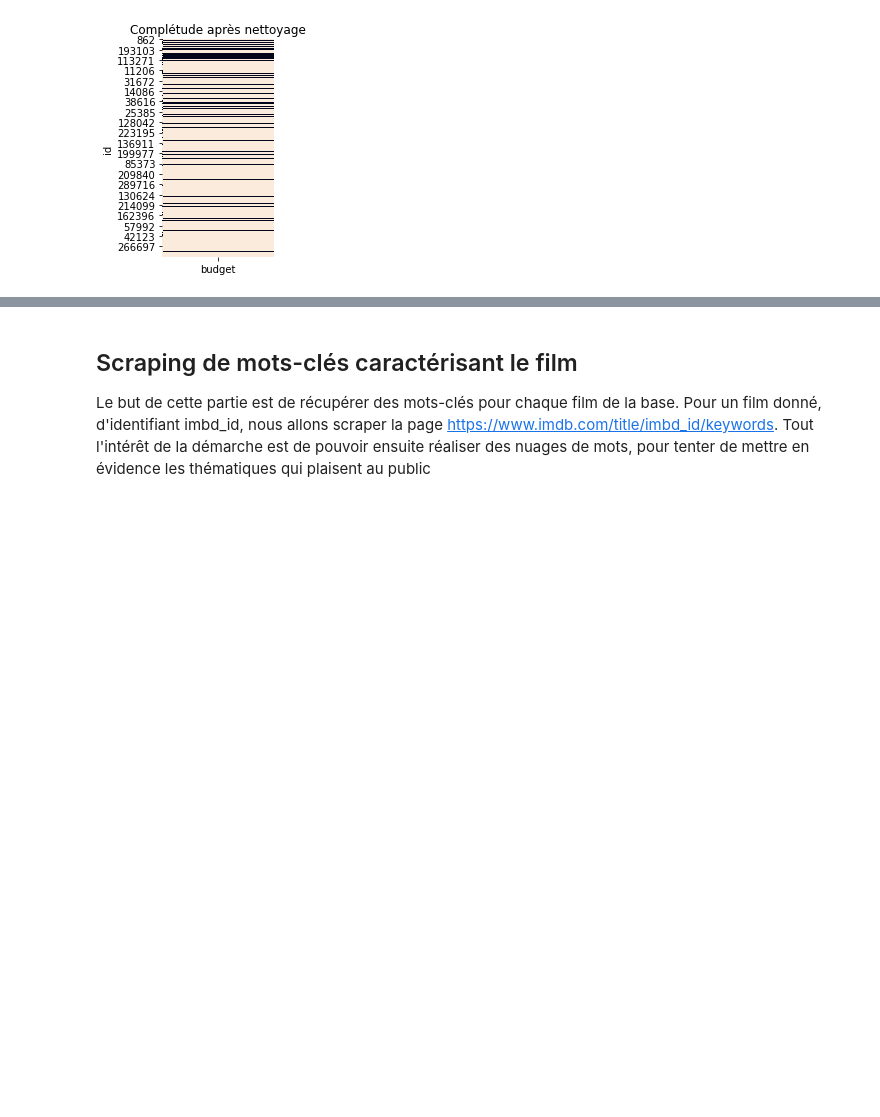
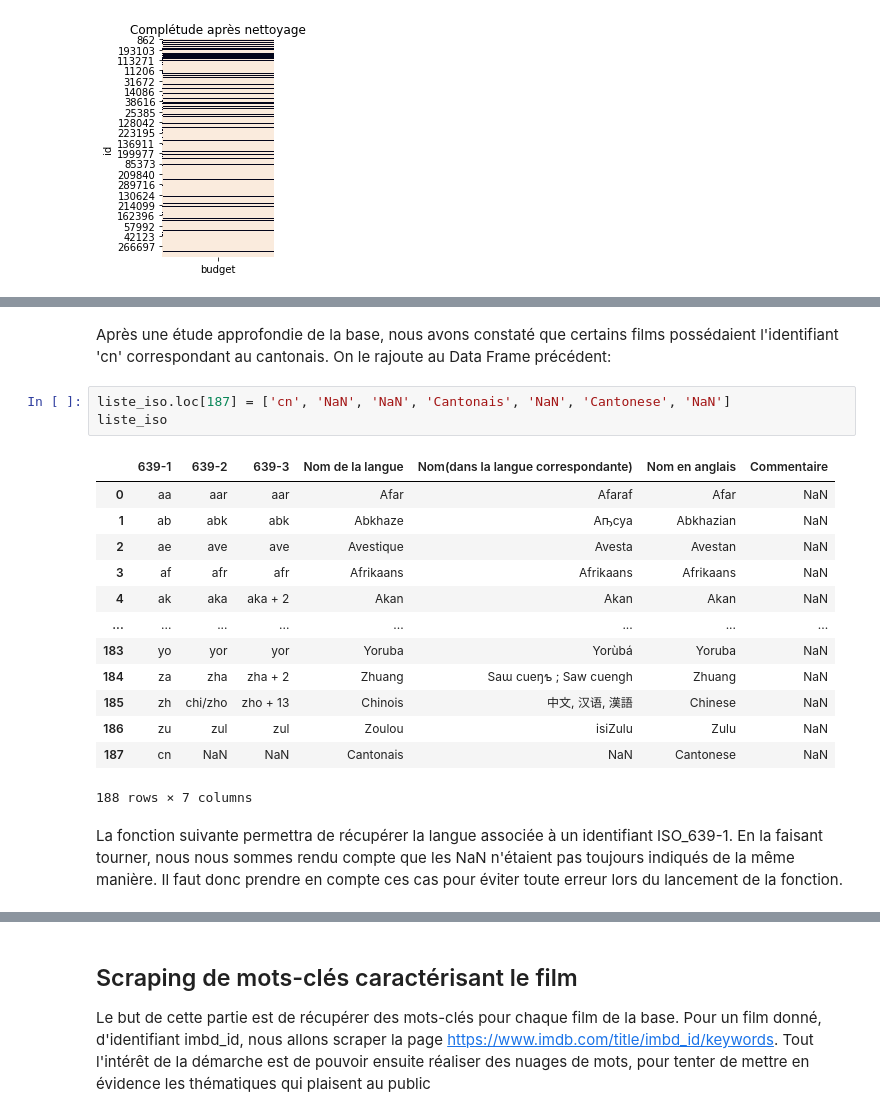
Before and after one commit to marie-ganon/Projet-Python-S1, a Jupyter notebook: Scraping_nettoyage.ipynb, the cells around one changed output, grey strips where cells are left out. Saved outputs shown, nothing was run; the diff lists cells and outputs as text; blank space fills up the shorter version.

```diff
--- a/Scraping_nettoyage.ipynb
+++ b/Scraping_nettoyage.ipynb
@@ -689,0 +761,21 @@ Budget est complet à  19.549948257260496 %
+# %% [markdown]
+Après une étude approfondie de la base, nous avons constaté que certains films possédaient l'identifiant 'cn' correspondant au cantonais. On le rajoute au Data Frame précédent:
+# %%
+liste_iso.loc[187] = ['cn', 'NaN', 'NaN', 'Cantonais', 'NaN', 'Cantonese', 'NaN']
+liste_iso
+# %% [output]
+|  | 639-1 | 639-2 | 639-3 | Nom de la langue | Nom(dans la langue correspondante) | Nom en anglais | Commentaire |
+| 0 | aa | aar | aar | Afar | Afaraf | Afar | NaN |
+| 1 | ab | abk | abk | Abkhaze | Аҧсуа | Abkhazian | NaN |
+| 2 | ae | ave | ave | Avestique | Avesta | Avestan | NaN |
+| 3 | af | afr | afr | Afrikaans | Afrikaans | Afrikaans | NaN |
+| 4 | ak | aka | aka + 2 | Akan | Akan | Akan | NaN |
+| ... | ... | ... | ... | ... | ... | ... | ... |
+| 183 | yo | yor | yor | Yoruba | Yorùbá | Yoruba | NaN |
+| 184 | za | zha | zha + 2 | Zhuang | Saɯ cueŋƅ ; Saw cuengh | Zhuang | NaN |
+| 185 | zh | chi/zho | zho + 13 | Chinois | 中文, 汉语, 漢語 | Chinese | NaN |
+| 186 | zu | zul | zul | Zoulou | isiZulu | Zulu | NaN |
+| 187 | cn | NaN | NaN | Cantonais | NaN | Cantonese | NaN |
+188 rows × 7 columns
+# %% [markdown]
+La fonction suivante permettra de récupérer la langue associée à un identifiant ISO_639-1. En la faisant tourner, nous nous sommes rendu compte que les NaN n'étaient pas toujours indiqués de la même manière. Il faut donc prendre en compte ces cas pour éviter toute erreur lors du lancement de la fonction.
```
Also changed, not shown: parts of 23 cells of this notebook.
